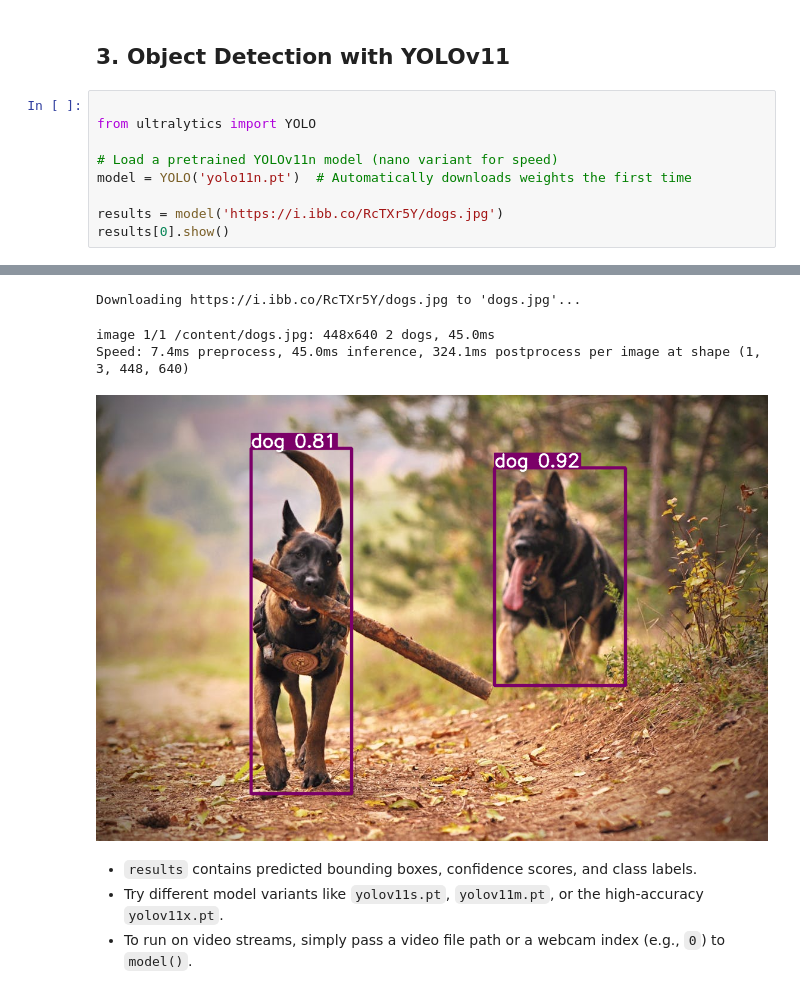
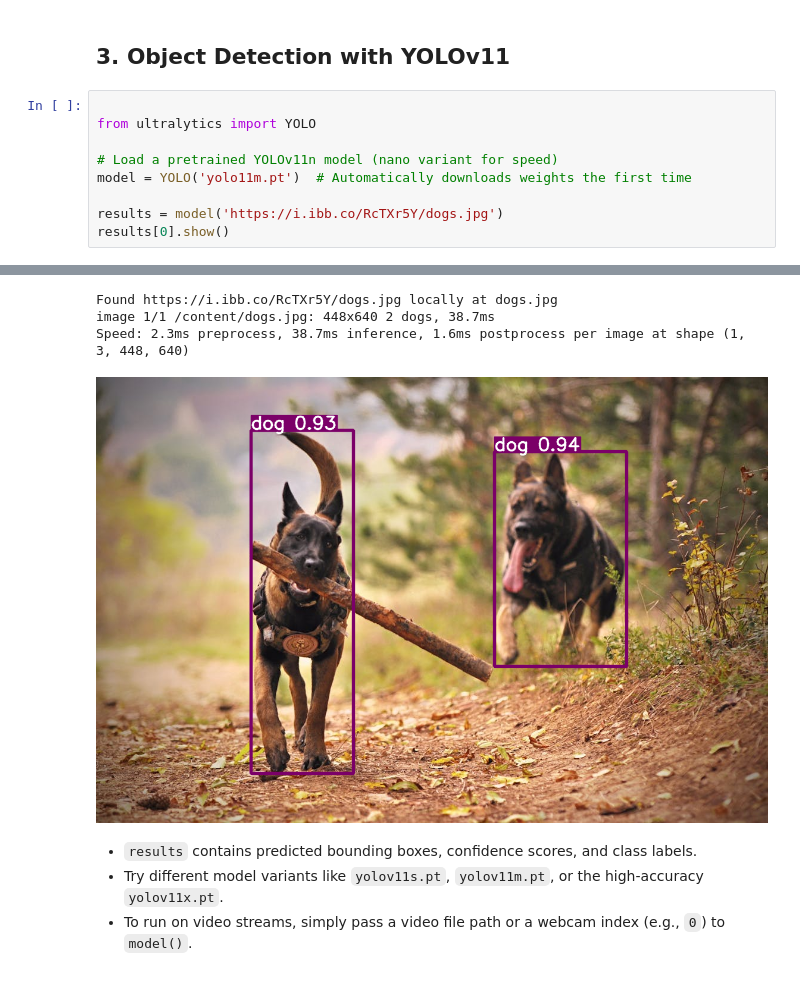
Before and after one commit to i-zeeshan-afzal/cv-intro, a Jupyter notebook: intro_computer_vision.ipynb, the cells around one changed output, grey strips where cells are left out. Drawn from its saved outputs; the diff is of its cells as text.

```diff
--- a/intro_computer_vision.ipynb
+++ b/intro_computer_vision.ipynb
@@ -88,7 +88,7 @@ The filters above demonstrate noise reduction (`GaussianBlur`, `medianBlur`) and
 from ultralytics import YOLO
 
 # Load a pretrained YOLOv11n model (nano variant for speed)
-model = YOLO('yolo11n.pt')  # Automatically downloads weights the first time
+model = YOLO('yolo11m.pt')  # Automatically downloads weights the first time
 
 results = model('https://i.ibb.co/RcTXr5Y/dogs.jpg')
 results[0].show()
@@ -97,7 +97,7 @@ Downloading https://github.com/ultralytics/assets/releases/download/v8.3.0/yolo1
-Downloading https://i.ibb.co/RcTXr5Y/dogs.jpg to 'dogs.jpg'...
+Found https://i.ibb.co/RcTXr5Y/dogs.jpg locally at dogs.jpg
+image 1/1 /content/dogs.jpg: 448x640 2 dogs, 38.7ms
+Speed: 2.3ms preprocess, 38.7ms inference, 1.6ms postprocess per image at shape (1, 3, 448, 640)
-image 1/1 /content/dogs.jpg: 448x640 2 dogs, 45.0ms
-Speed: 7.4ms preprocess, 45.0ms inference, 324.1ms postprocess per image at shape (1, 3, 448, 640)
-[figure, old version]
+[figure, new version]
 # %% [markdown]
 
 * `results` contains predicted bounding boxes, confidence scores, and class labels.
```
Also changed, not shown: parts of 1 cell of this notebook.
